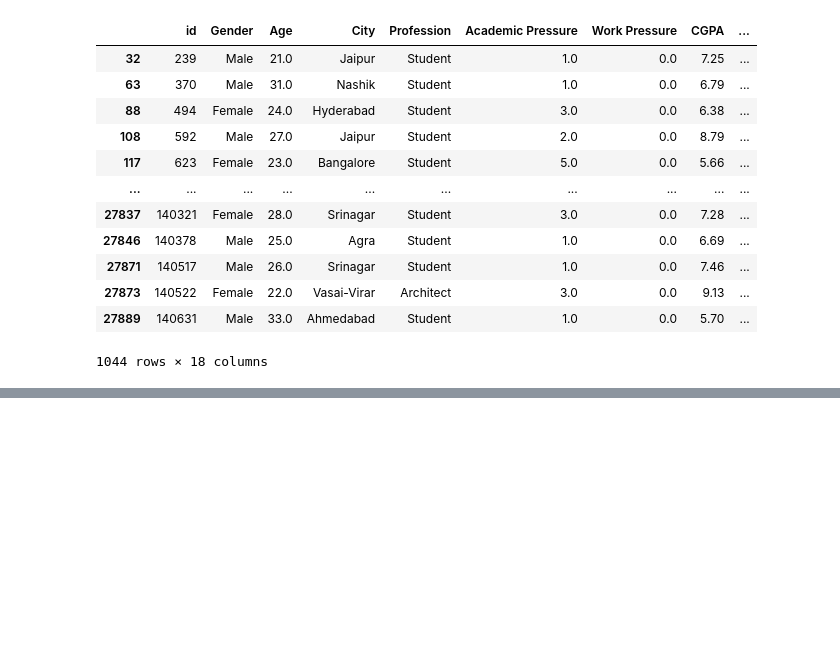
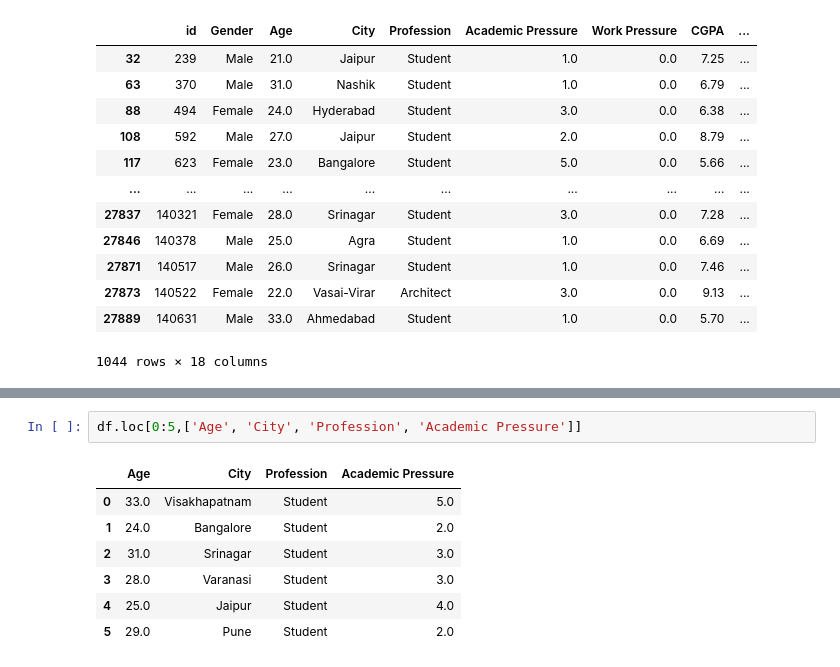
Before and after one commit to lalitkrchoudhary/gen_ai, a Jupyter notebook: o.ipynb, the cells around one changed output, grey strips where cells are left out. Drawn from its saved outputs; the diff is of its cells as text; blank space fills up the shorter version.

```diff
--- a/o.ipynb
+++ b/o.ipynb
@@ -368,0 +386,10 @@ df.loc[df['Degree'] == 'MCA']
+# %%
+df.loc[0:5,['Age', 'City', 'Profession', 'Academic Pressure']]
+# %% [output]
+|  | Age | City | Profession | Academic Pressure |
+| 0 | 33.0 | Visakhapatnam | Student | 5.0 |
+| 1 | 24.0 | Bangalore | Student | 2.0 |
+| 2 | 31.0 | Srinagar | Student | 3.0 |
+| 3 | 28.0 | Varanasi | Student | 3.0 |
+| 4 | 25.0 | Jaipur | Student | 4.0 |
+| 5 | 29.0 | Pune | Student | 2.0 |
```
Also changed, not shown: parts of 3 cells of this notebook.
